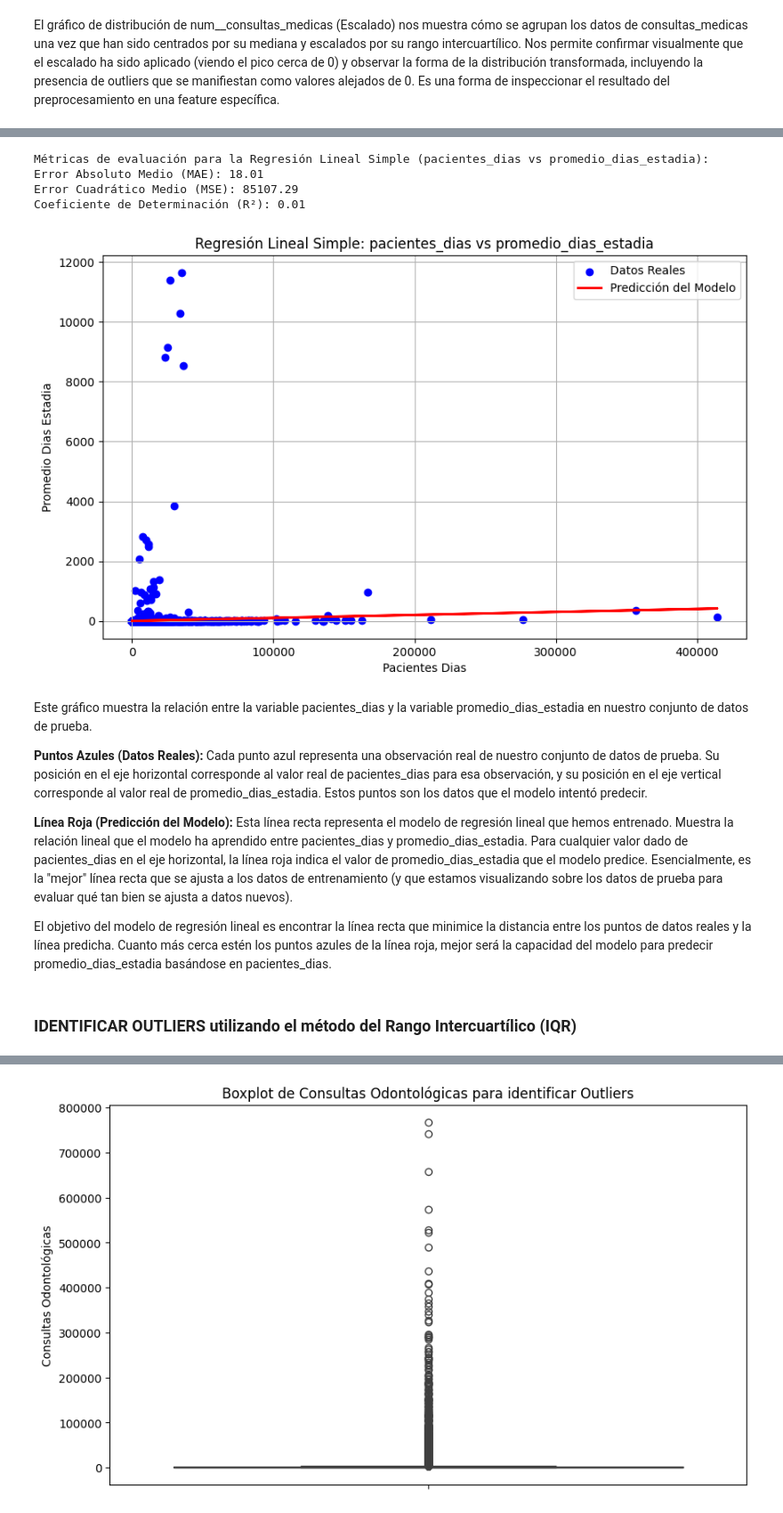
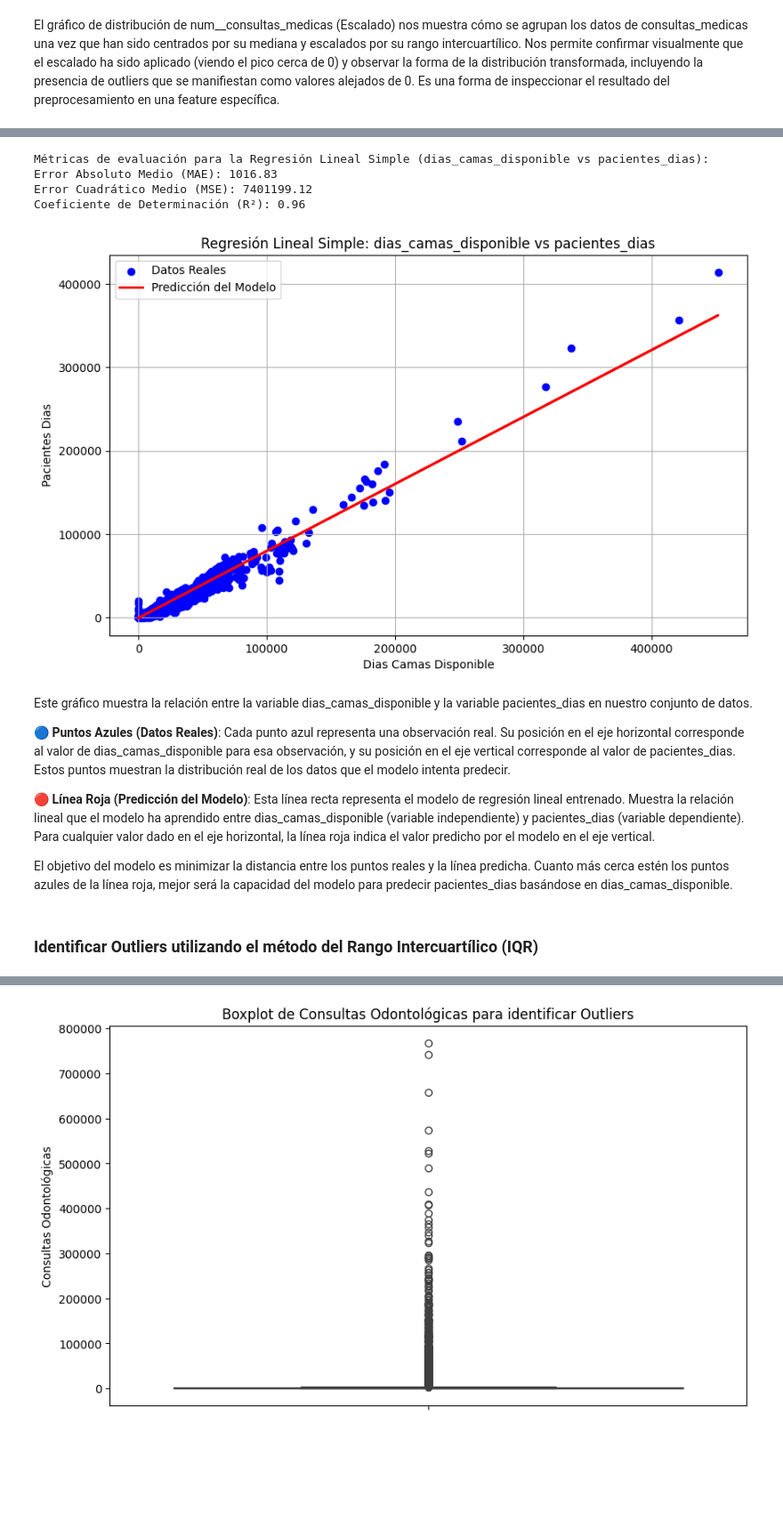
Before and after one commit to valentinafalco/ProyectoFinal-DS-YPF, a Jupyter notebook: 3era Entrega/3raEntrega.ipynb, the cells around one changed output, grey strips where cells are left out. Shown at 89% size. Saved outputs shown, nothing was run; the diff lists cells and outputs as text; code cells hidden in the pictures; blank space fills up the shorter version.

```diff
--- a/3era Entrega/3raEntrega.ipynb
+++ b/3era Entrega/3raEntrega.ipynb
@@ -53,0 +71,4 @@ from sklearn.metrics import r2_score, mean_squared_error, mean_absolute_error
+# %%
+url = 'https://raw.githubusercontent.com/valentinafalco/ProyectoFinal-DS-YPF/refs/heads/main/2da%20Entrega/rendimientos-hospitalarios_2005-2022.csv'
+df = pd.read_csv(url, sep=';', on_bad_lines='skip')
+df.head()
@@ -347,0 +579,28 @@ Verificando años presentes para cada establecimiento:
+# %%
+# Revisar los tipos de datos actuales
+print(df_final.info())
+
+# Columnas numéricas a revisar
+numeric_cols = ['anio', 'consultas_odontologicas', 'consultas_medicas',
+                'consultas_paramedicas', 'interconsultas', 'egresos',
+                'dias_camas_disponible', 'promedio_camas_disponibles',
+                'pacientes_dias', 'porcentaje_ocupacion', 'dias_estadia',
+                'promedio_dias_estadia', 'defunciones', 'giro_de_camas',
+                'tasa_mortalidad_hospitalaria']
+
+# Redondear las columnas que sabemos que tienen decimales antes de la conversión
+df_final['consultas_medicas'] = df_final['consultas_medicas'].round()
+df_final['consultas_paramedicas'] = df_final['consultas_paramedicas'].round()
+
+# Convertir columnas si todos los valores son enteros o NaN
+for col in numeric_cols:
+    df_final[col] = pd.to_numeric(df_final[col], errors='coerce')  # Asegura que todo sea numérico
+
+    if (df_final[col].dropna() % 1 == 0).all():
+        # Si todos los valores no nulos son enteros, casteamos a int
+        df_final[col] = df_final[col].astype('Int64')  # 'Int64' permite NaNs
+    else:
+        df_final[col] = df_final[col].astype('float')  # Conservamos float si hay decimales
+
+# Verificamos resultado final
+print(df_final[numeric_cols].dtypes)
@@ -699,7 +986,7 @@ numeric_features = [
     'pacientes_dias', 'porcentaje_ocupacion', 'dias_estadia',
     'defunciones', 'giro_de_camas', 'tasa_mortalidad_hospitalaria'
 ]
-categorical_features = ['municipio_nombre', 'region_sanitaria']
+categorical_features = ['dependencia_id', 'region_sanitaria']
 
 # Definimos la variable objetivo (target) validamos que exista en df_final
 target = 'promedio_dias_estadia'
@@ -910,9 +1236,8 @@ En esencia, este gráfico combinado te da una imagen más completa del rendimien
 # %%
-#Predecir el 'promedio_dias_estadia' (y)
-# basándonos en 'pacientes_dias' (X),
+#Dependiente: pacientes_dias | Independiente: dias_camas_disponible | R²: 0.9696
 
-variable_independiente = 'pacientes_dias' # Variable predictora (X)
-variable_dependiente = 'promedio_dias_estadia' # Variable a predecir (y)
+variable_independiente = 'dias_camas_disponible' # Variable predictora (X)
+variable_dependiente = 'pacientes_dias' # Variable a predecir (y)
 
 # Asegurarse de que las columnas seleccionadas existan y no tengan valores infinitos
 if variable_independiente not in df_final.columns or variable_dependiente not in df_final.columns:
@@ -942,48 +1267,48 @@ else:
         # 6. Hacer predicciones en el conjunto de prueba
         y_pred = modelo.predict(X_test)
 
         # 7. Evaluar el modelo
         mae = mean_absolute_error(y_test, y_pred)
         mse = mean_squared_error(y_test, y_pred)
         r2 = r2_score(y_test, y_pred)
 
         print(f"Métricas de evaluación para la Regresión Lineal Simple ({variable_independiente} vs {variable_dependiente}):")
         print(f"Error Absoluto Medio (MAE): {mae:.2f}")
         print(f"Error Cuadrático Medio (MSE): {mse:.2f}")
         print(f"Coeficiente de Determinación (R²): {r2:.2f}")
 
         # 8. Visualizar los resultados
         plt.figure(figsize=(10, 6))
 
         # Graficar los puntos de datos de prueba
         plt.scatter(X_test, y_test, color='blue', label='Datos Reales')
 
         # Graficar la línea de regresión predicha
         plt.plot(X_test, y_pred, color='red', linewidth=2, label='Predicción del Modelo')
 
         # Añadir títulos y etiquetas
         plt.title(f'Regresión Lineal Simple: {variable_independiente} vs {variable_dependiente}')
         plt.xlabel(variable_independiente.replace("_", " ").title())
         plt.ylabel(variable_dependiente.replace("_", " ").title())
         plt.legend()
         plt.grid(True)
         plt.show()
 # %% [output]
-Métricas de evaluación para la Regresión Lineal Simple (pacientes_dias vs promedio_dias_estadia):
-Error Absoluto Medio (MAE): 18.01
-Error Cuadrático Medio (MSE): 85107.29
-Coeficiente de Determinación (R²): 0.01
+Métricas de evaluación para la Regresión Lineal Simple (dias_camas_disponible vs pacientes_dias):
+Error Absoluto Medio (MAE): 1016.83
+Error Cuadrático Medio (MSE): 7401199.12
+Coeficiente de Determinación (R²): 0.96
-[figure, old version]
+[figure, new version]
 # %% [markdown]
-Este gráfico muestra la relación entre la variable pacientes_dias y la variable promedio_dias_estadia en nuestro conjunto de datos de prueba.
+Este gráfico muestra la relación entre la variable dias_camas_disponible y la variable pacientes_dias en nuestro conjunto de datos.
 
-**Puntos Azules (Datos Reales):** Cada punto azul representa una observación real de nuestro conjunto de datos de prueba. Su posición en el eje horizontal corresponde al valor real de pacientes_dias para esa observación, y su posición en el eje vertical corresponde al valor real de promedio_dias_estadia. Estos puntos son los datos que el modelo intentó predecir.
+🔵 **Puntos Azules (Datos Reales)**: Cada punto azul representa una observación real. Su posición en el eje horizontal corresponde al valor de dias_camas_disponible para esa observación, y su posición en el eje vertical corresponde al valor de pacientes_dias. Estos puntos muestran la distribución real de los datos que el modelo intenta predecir.
 
-**Línea Roja (Predicción del Modelo):** Esta línea recta representa el modelo de regresión lineal que hemos entrenado. Muestra la relación lineal que el modelo ha aprendido entre pacientes_dias y promedio_dias_estadia. Para cualquier valor dado de pacientes_dias en el eje horizontal, la línea roja indica el valor de promedio_dias_estadia que el modelo predice. Esencialmente, es la "mejor" línea recta que se ajusta a los datos de entrenamiento (y que estamos visualizando sobre los datos de prueba para evaluar qué tan bien se ajusta a datos nuevos).
+🔴 **Línea Roja (Predicción del Modelo)**: Esta línea recta representa el modelo de regresión lineal entrenado. Muestra la relación lineal que el modelo ha aprendido entre dias_camas_disponible (variable independiente) y pacientes_dias (variable dependiente). Para cualquier valor dado en el eje horizontal, la línea roja indica el valor predicho por el modelo en el eje vertical.
 
-El objetivo del modelo de regresión lineal es encontrar la línea recta que minimice la distancia entre los puntos de datos reales y la línea predicha. Cuanto más cerca estén los puntos azules de la línea roja, mejor será la capacidad del modelo para predecir promedio_dias_estadia basándose en pacientes_dias.
+El objetivo del modelo es minimizar la distancia entre los puntos reales y la línea predicha. Cuanto más cerca estén los puntos azules de la línea roja, mejor será la capacidad del modelo para predecir pacientes_dias basándose en dias_camas_disponible.
 # %% [markdown]
-### IDENTIFICAR OUTLIERS utilizando el método del Rango Intercuartílico (IQR)
+### Identificar Outliers utilizando el método del Rango Intercuartílico (IQR)
 # %%
 # Visualizar también los datos de entrenamiento
 plt.figure(figsize=(10, 6))
```
Also changed, not shown: parts of 72 cells of this notebook.
